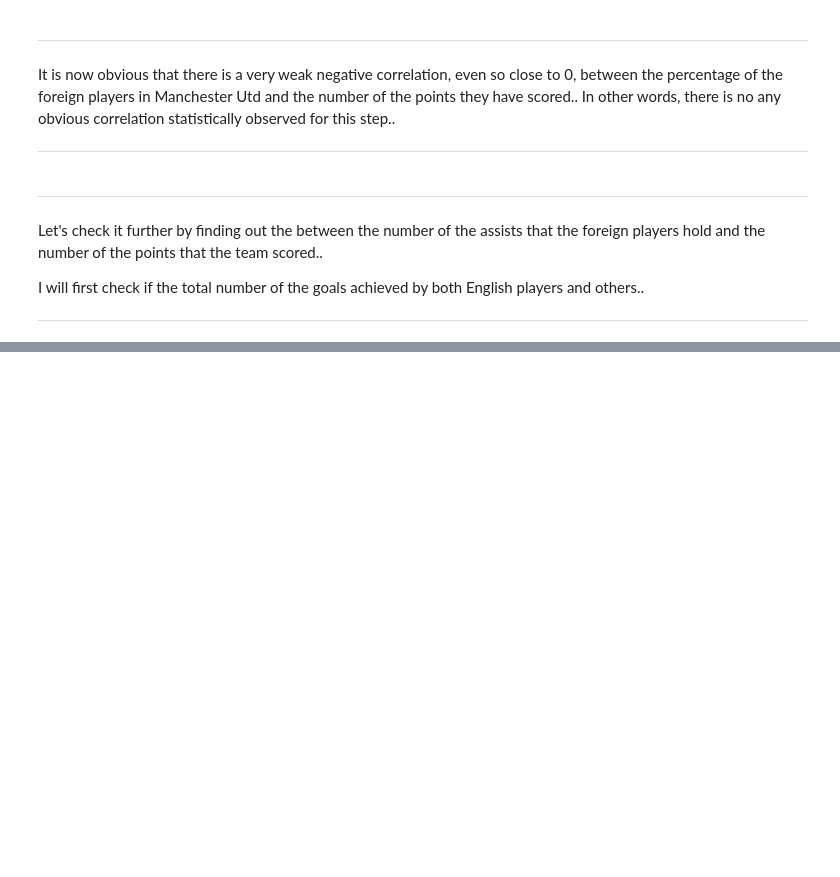
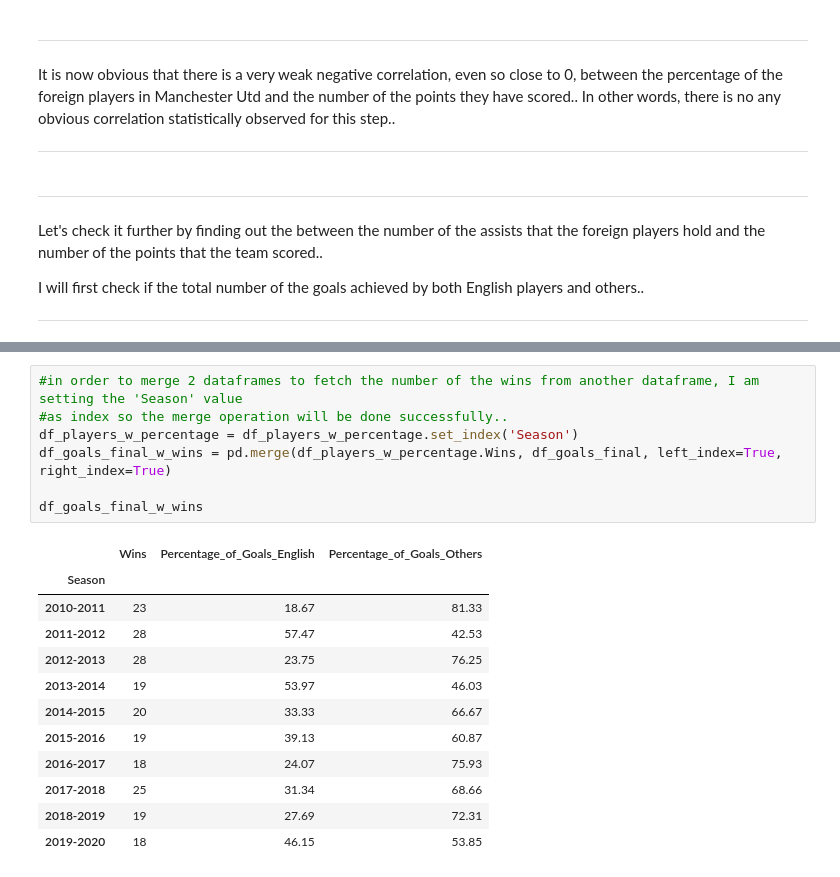
Before and after one commit to ayktonr/uol_dsc020_cw, a Jupyter notebook: cw_main.ipynb, the cells around one changed output, grey strips where cells are left out. Cells and saved outputs as stored; diff of their text form; blank space fills up the shorter version.

```diff
--- a/cw_main.ipynb
+++ b/cw_main.ipynb
@@ -477,0 +561,20 @@ NameError: name 'df_mu_1819' is not defined
+# %%
+#in order to merge 2 dataframes to fetch the number of the wins from another dataframe, I am setting the 'Season' value
+#as index so the merge operation will be done successfully..
+df_players_w_percentage = df_players_w_percentage.set_index('Season')
+df_goals_final_w_wins = pd.merge(df_players_w_percentage.Wins, df_goals_final, left_index=True, right_index=True)
+
+df_goals_final_w_wins
+# %% [output]
+|  | Wins | Percentage_of_Goals_English | Percentage_of_Goals_Others |
+| Season |  |  |  |
+| 2010-2011 | 23 | 18.67 | 81.33 |
+| 2011-2012 | 28 | 57.47 | 42.53 |
+| 2012-2013 | 28 | 23.75 | 76.25 |
+| 2013-2014 | 19 | 53.97 | 46.03 |
+| 2014-2015 | 20 | 33.33 | 66.67 |
+| 2015-2016 | 19 | 39.13 | 60.87 |
+| 2016-2017 | 18 | 24.07 | 75.93 |
+| 2017-2018 | 25 | 31.34 | 68.66 |
+| 2018-2019 | 19 | 27.69 | 72.31 |
+| 2019-2020 | 18 | 46.15 | 53.85 |
```
Also changed, not shown: parts of 22 cells of this notebook.
